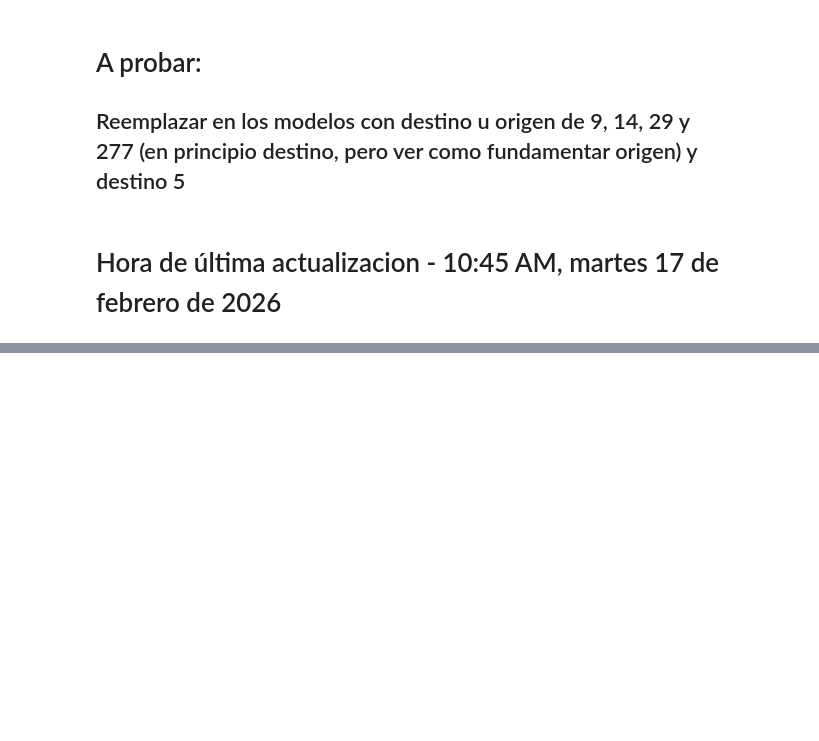
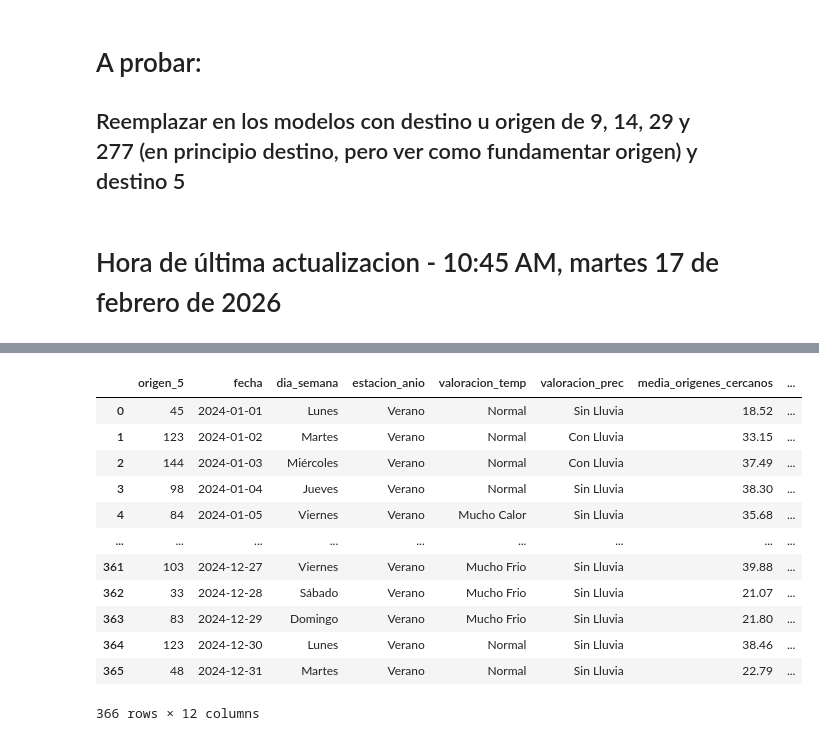
Before and after one commit to leonelifernandez12/labo_datos, a Jupyter notebook: tp1.ipynb, the cells around one changed output, grey strips where cells are left out. Cells and saved outputs as stored; diff of their text form; code cells hidden in the pictures; blank space fills up the shorter version.

```diff
--- a/tp1.ipynb
+++ b/tp1.ipynb
@@ -1699,0 +1768,31 @@ Destino 5 debería ser relevante para considerar
+# %%
+df_modelo = viajes_con_variable_clima_incorporada[[
+    'origen_5',
+    'fecha',
+    'dia_semana',
+        'estacion_anio',
+    'valoracion_temp',
+    'valoracion_prec',
+    'media_origenes_cercanos',
+    'mediana_origenes_cercanos',
+    'media_destinos_cercanos',
+    'mediana_destinos_cercanos',
+    'media_destinos_medios',
+    'mediana_destinos_medios'
+]].copy()
+# %%
+df_modelo
+# %% [output]
+|  | origen_5 | fecha | dia_semana | estacion_anio | valoracion_temp | valoracion_prec | media_origenes_cercanos | ... |
+| 0 | 45 | 2024-01-01 | Lunes | Verano | Normal | Sin Lluvia | 18.52 | ... |
+| 1 | 123 | 2024-01-02 | Martes | Verano | Normal | Con Lluvia | 33.15 | ... |
+| 2 | 144 | 2024-01-03 | Miércoles | Verano | Normal | Con Lluvia | 37.49 | ... |
+| 3 | 98 | 2024-01-04 | Jueves | Verano | Normal | Sin Lluvia | 38.30 | ... |
+| 4 | 84 | 2024-01-05 | Viernes | Verano | Mucho Calor | Sin Lluvia | 35.68 | ... |
+| ... | ... | ... | ... | ... | ... | ... | ... | ... |
+| 361 | 103 | 2024-12-27 | Viernes | Verano | Mucho Frio | Sin Lluvia | 39.88 | ... |
+| 362 | 33 | 2024-12-28 | Sábado | Verano | Mucho Frio | Sin Lluvia | 21.07 | ... |
+| 363 | 83 | 2024-12-29 | Domingo | Verano | Mucho Frio | Sin Lluvia | 21.80 | ... |
+| 364 | 123 | 2024-12-30 | Lunes | Verano | Normal | Sin Lluvia | 38.46 | ... |
+| 365 | 48 | 2024-12-31 | Martes | Verano | Normal | Sin Lluvia | 22.79 | ... |
+366 rows × 12 columns
```
Also changed, not shown: parts of 34 cells of this notebook, 1 other file.
